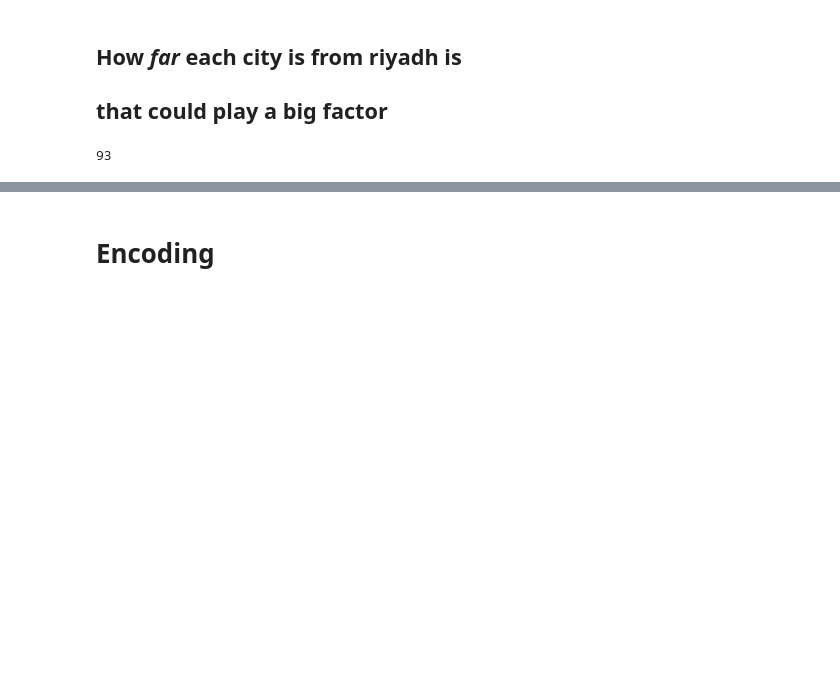
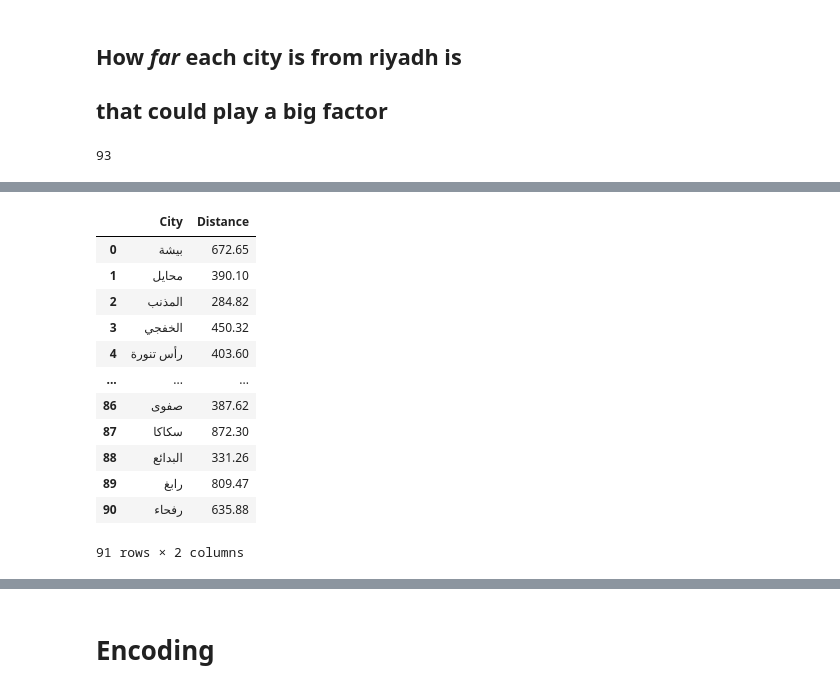
Before and after one commit to HamadALshabanah/Tuwaiq-Kaggle, a Jupyter notebook: feature_engineering(H).ipynb, the cells around one changed output, grey strips where cells are left out. Saved outputs shown, nothing was run; the diff lists cells and outputs as text; code cells hidden in the pictures; blank space fills up the shorter version.

```diff
--- a/feature_engineering(H).ipynb
+++ b/feature_engineering(H).ipynb
@@ -198,0 +162,33 @@ cities_dict
+# %%
+import pandas as pd
+
+# Your original data
+cities_1 = ['بيشة', 'محايل', 'المذنب', 'الخفجي', 'رأس تنورة', 'ضمد', 'القريات', 'حوطة بني تميم', 'ضبا', 'مهد الذهب', 'بارق', 'بيش', 'دومة الجندل', 'صبيا', 'العرضيات', 'الحناكية', 'سراة عبيدة', 'أحد رفيدة', 'تربة', 'العلا', 'الحريملاء', 'بلجرشي', 'بقيق', 'القرى', 'رجال ألمع', 'المجاردة', 'وادي الدواسر', 'وادي الفرع', 'محايل عسير', 'الزلفي', 'بدر', 'تثليت', 'عنك', 'البكيرية', 'طريف', 'بني حسن', 'رياض الخبراء', 'طبرجل', 'ثادق', 'الجموم', 'الغاط', 'تيماء', 'ظهران الجنوب', 'أملج', 'ابها', 'الدرب', 'بحرة']
+distances_1 = [672.65, 390.1, 284.82, 450.32, 403.6, 936.61, 850.27, 89.49, 1140.38, 608.47, 19.43, 774.62, 883.95, 938.15, 17.9, 626.83, 823.43, 824.88, 649.55, 904.66, 77.5, 756.95, 390.94, 349.8, 856.22, 794.9, 845.47, 509.48, 954.17, 262.24, 812.27, 661.43, 387.84, 357.35, 897.82, 762.45, 350.45, 14.6, 108.64, 794.73, 231.97, 879.41, 848.66, 949.86, 842.43, 899.74, 829.66]
+
+# New data
+cities_2 = ["الرياض", "خميس مشيط", "حفر الباطن", "جدة", "نجران", "مكة المكرمة", "ينبع", "المدينة المنورة", "الهفوف", "بريدة", "تبوك", "الأحساء", "الجبيل", "عرعر", "أبها", "أبو عريش", "الدمام", "الطائف", "الباحة", "أحد المسارحة", "حائل", "الدلم", "القطيف", "الدرعية", "جيزان", "الخبر", "المجمعة", "الخرج", "الظهران", "الدوادمي", "المزاحمية", "عنيزة", "القنفذة", "الليث", "شرورة", "الرس", "صامطة", "شقراء", "سيهات", "صفوى", "سكاكا", "البدائع", "رابغ", "رفحاء"]
+distances_2 = [0, 822.50, 422.67, 849.76, 838.30, 793.92, 879.45, 720.19, 383.63, 330.55, 1089.64, 286.11, 390.41, 895.48, 842.43, 947.89, 389.73, 749.34, 750.82, 830.20, 592.76, 114, 389.83, 17.01, 842.85, 393.04, 192.60, 85.33, 387.14, 237.85, 50.13, 315.70, 849, 832.22, 802.25, 409, 981.68, 160.07, 387.74, 387.62, 872.30, 331.26, 809.47, 635.88]
+
+# Combine the two lists
+cities = cities_1 + cities_2
+distances = distances_1 + distances_2
+
+# Create the DataFrame
+df_cities_distance = pd.DataFrame({'City': cities, 'Distance': distances})
+
+df_cities_distance
+# %% [output]
+|  | City | Distance |
+| 0 | بيشة | 672.65 |
+| 1 | محايل | 390.10 |
+| 2 | المذنب | 284.82 |
+| 3 | الخفجي | 450.32 |
+| 4 | رأس تنورة | 403.60 |
+| ... | ... | ... |
+| 86 | صفوى | 387.62 |
+| 87 | سكاكا | 872.30 |
+| 88 | البدائع | 331.26 |
+| 89 | رابغ | 809.47 |
+| 90 | رفحاء | 635.88 |
+91 rows × 2 columns
```
Also changed, not shown: parts of 30 cells of this notebook, 3 other files.
